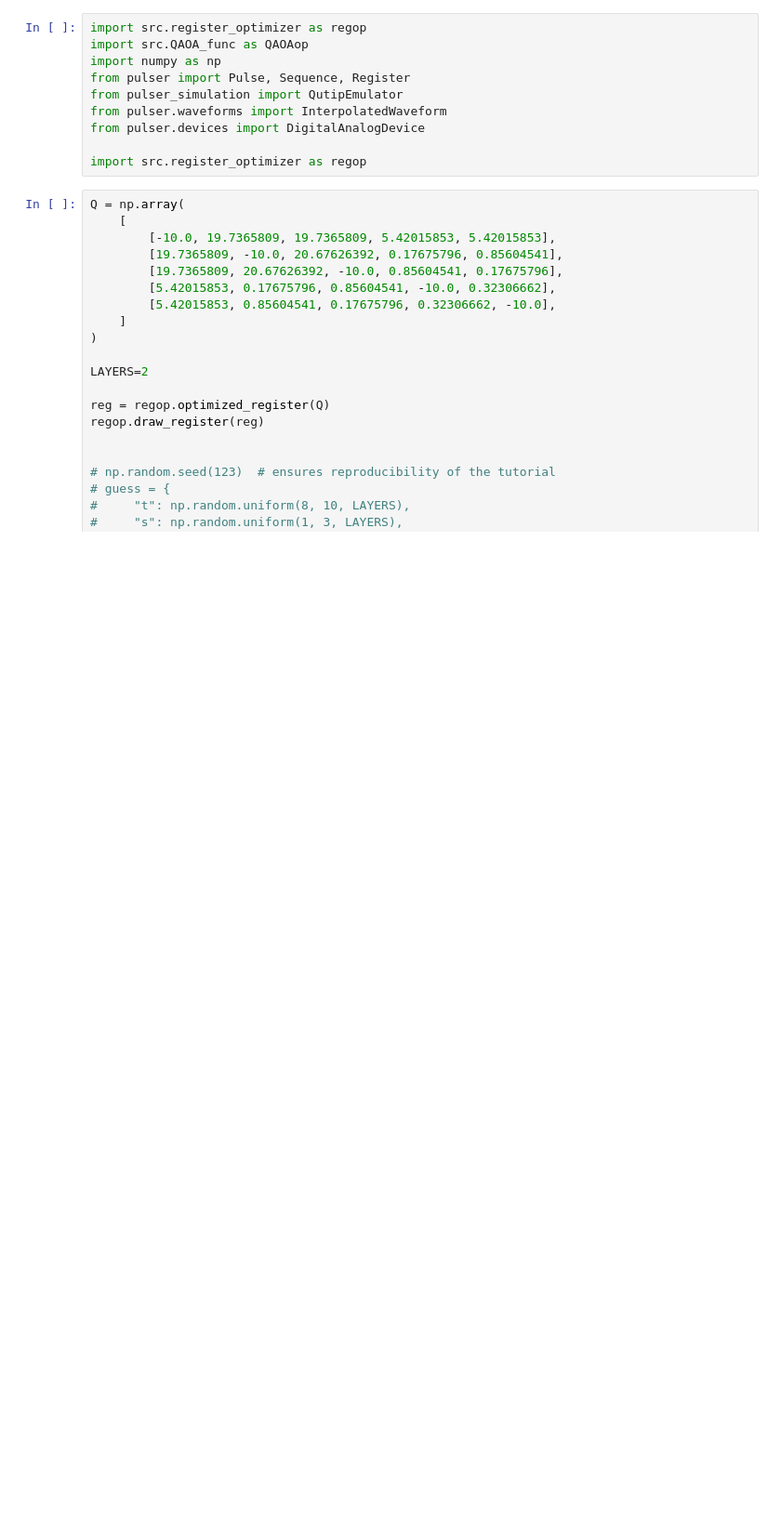
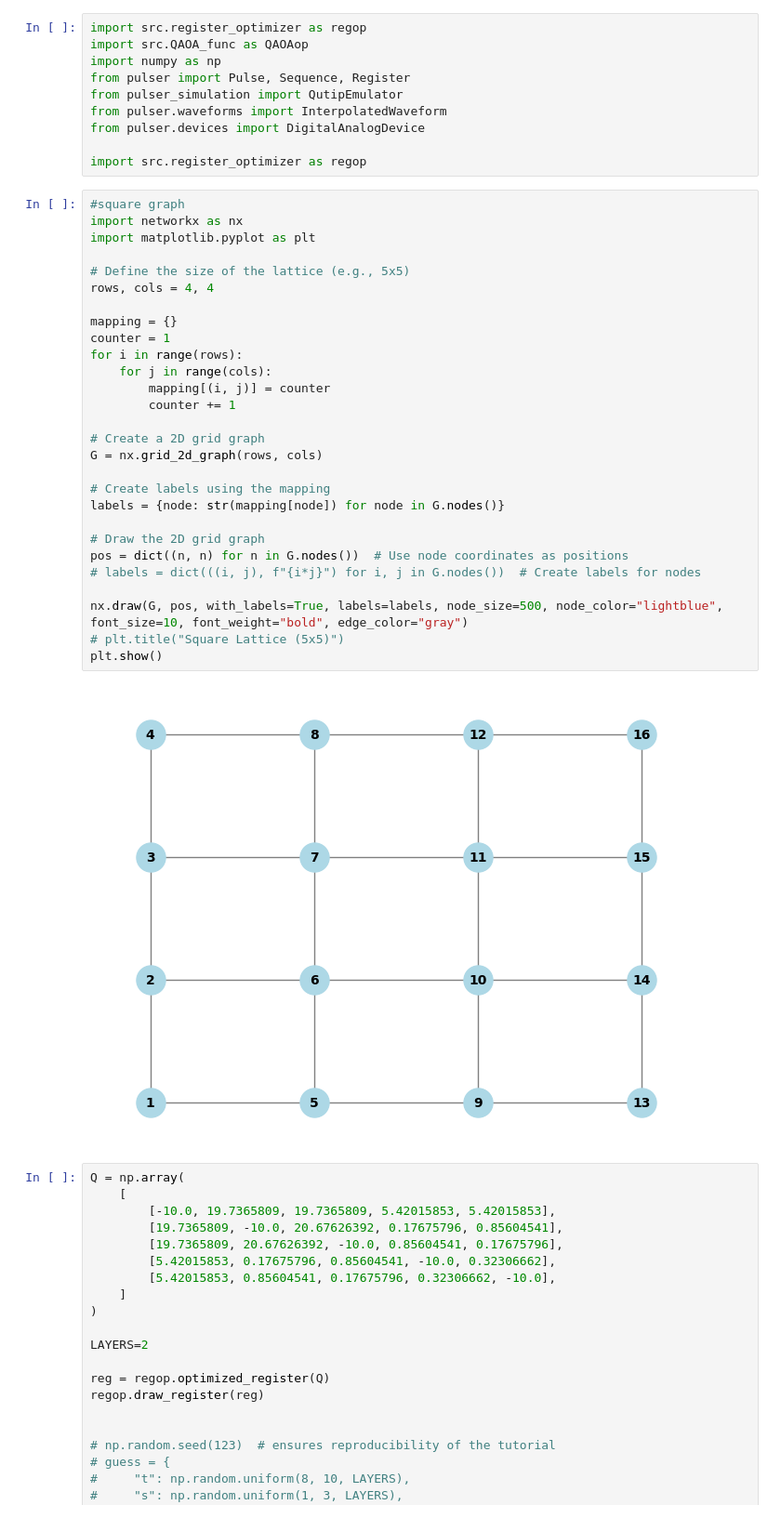
Before and after one commit to Hugo-loio/BIG-quantumhack, a Jupyter notebook: submission/Guillaume_test.ipynb, the cells around one changed output. Shown at 93% size. Saved outputs shown, nothing was run; the diff lists cells and outputs as text; blank space fills up the shorter version.

```diff
--- a/submission/Guillaume_test.ipynb
+++ b/submission/Guillaume_test.ipynb
@@ -8,6 +8,36 @@ from pulser.waveforms import InterpolatedWaveform
 from pulser.devices import DigitalAnalogDevice
 
 import src.register_optimizer as regop
+# %%
+#square graph
+import networkx as nx
+import matplotlib.pyplot as plt
+
+# Define the size of the lattice (e.g., 5x5)
+rows, cols = 4, 4
+
+mapping = {}
+counter = 1
+for i in range(rows):
+    for j in range(cols):
+        mapping[(i, j)] = counter
+        counter += 1
+
+# Create a 2D grid graph
+G = nx.grid_2d_graph(rows, cols)
+
+# Create labels using the mapping
+labels = {node: str(mapping[node]) for node in G.nodes()}
+
+# Draw the 2D grid graph
+pos = dict((n, n) for n in G.nodes())  # Use node coordinates as positions
+# labels = dict(((i, j), f"{i*j}") for i, j in G.nodes())  # Create labels for nodes
+
+nx.draw(G, pos, with_labels=True, labels=labels, node_size=500, node_color="lightblue", font_size=10, font_weight="bold", edge_color="gray")
+# plt.title("Square Lattice (5x5)")
+plt.show()
+# %% [output]
+[figure, added]
 # %%
 Q = np.array(
     [
```
Also changed, not shown: 1 other file.
